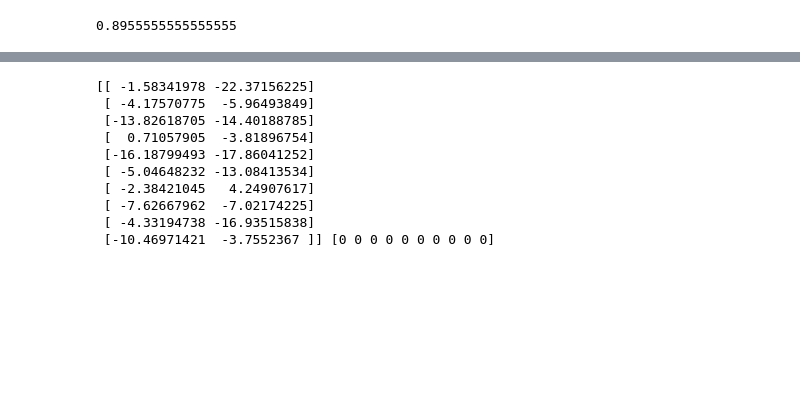
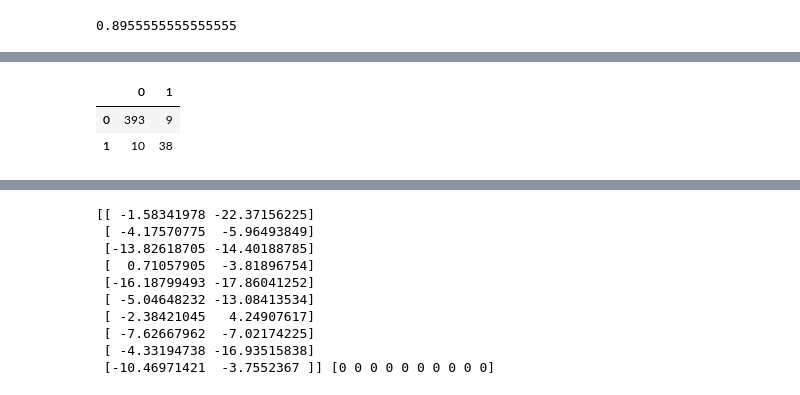
Before and after one commit to cldud400/fintech_class, a Jupyter notebook: MachineLearning/model_evaluation.ipynb, the cells around one changed output, grey strips where cells are left out. Cells and saved outputs as stored; diff of their text form; code cells hidden in the pictures; blank space fills up the shorter version.

```diff
--- a/MachineLearning/model_evaluation.ipynb
+++ b/MachineLearning/model_evaluation.ipynb
@@ -193 +195,8 @@ array([[392,  11],
+# %%
+# confusion_matrix
+pd.DataFrame(cm)
+# %% [output]
+|  | 0 | 1 |
+| 0 | 393 | 9 |
+| 1 | 10 | 38 |
 # %%
```
Also changed, not shown: parts of 19 cells of this notebook.
